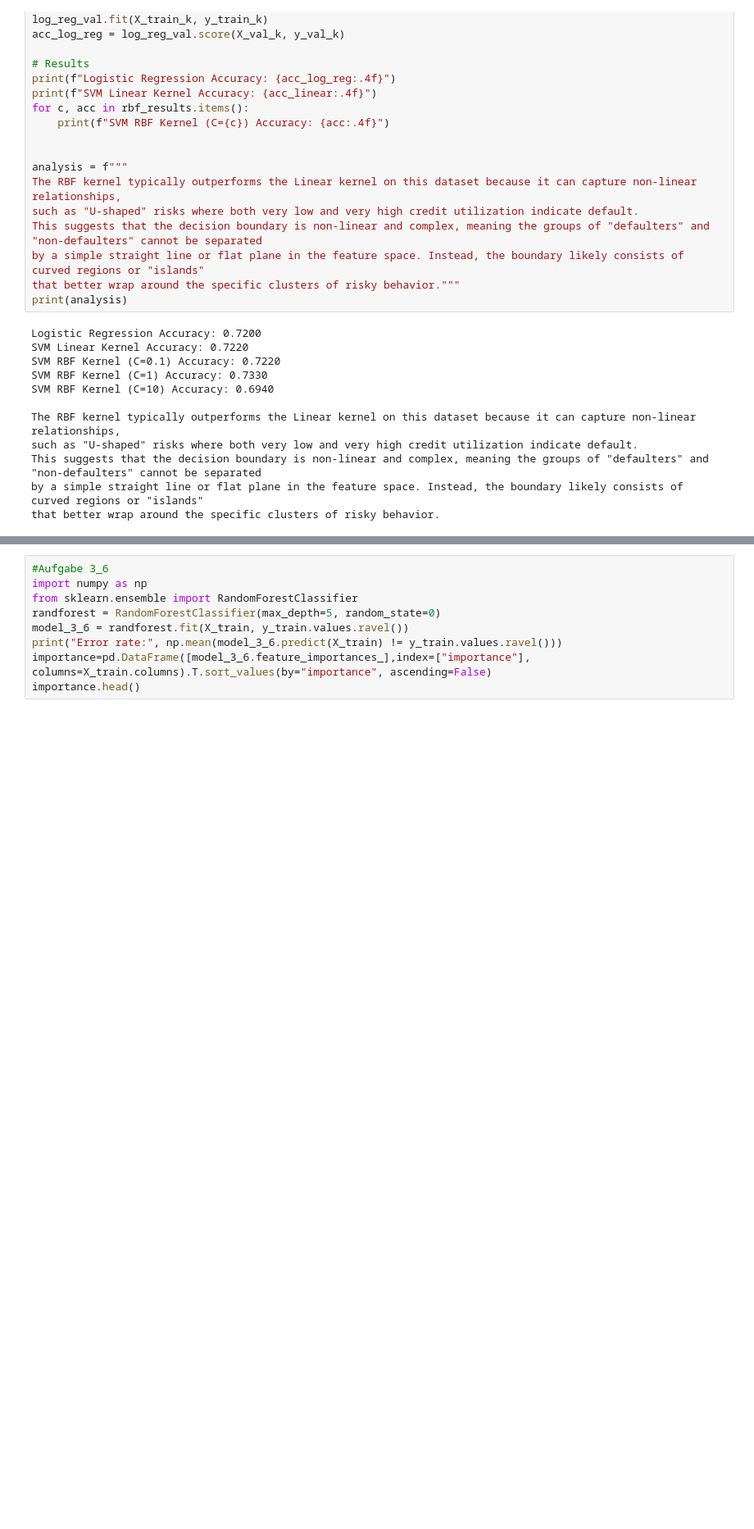
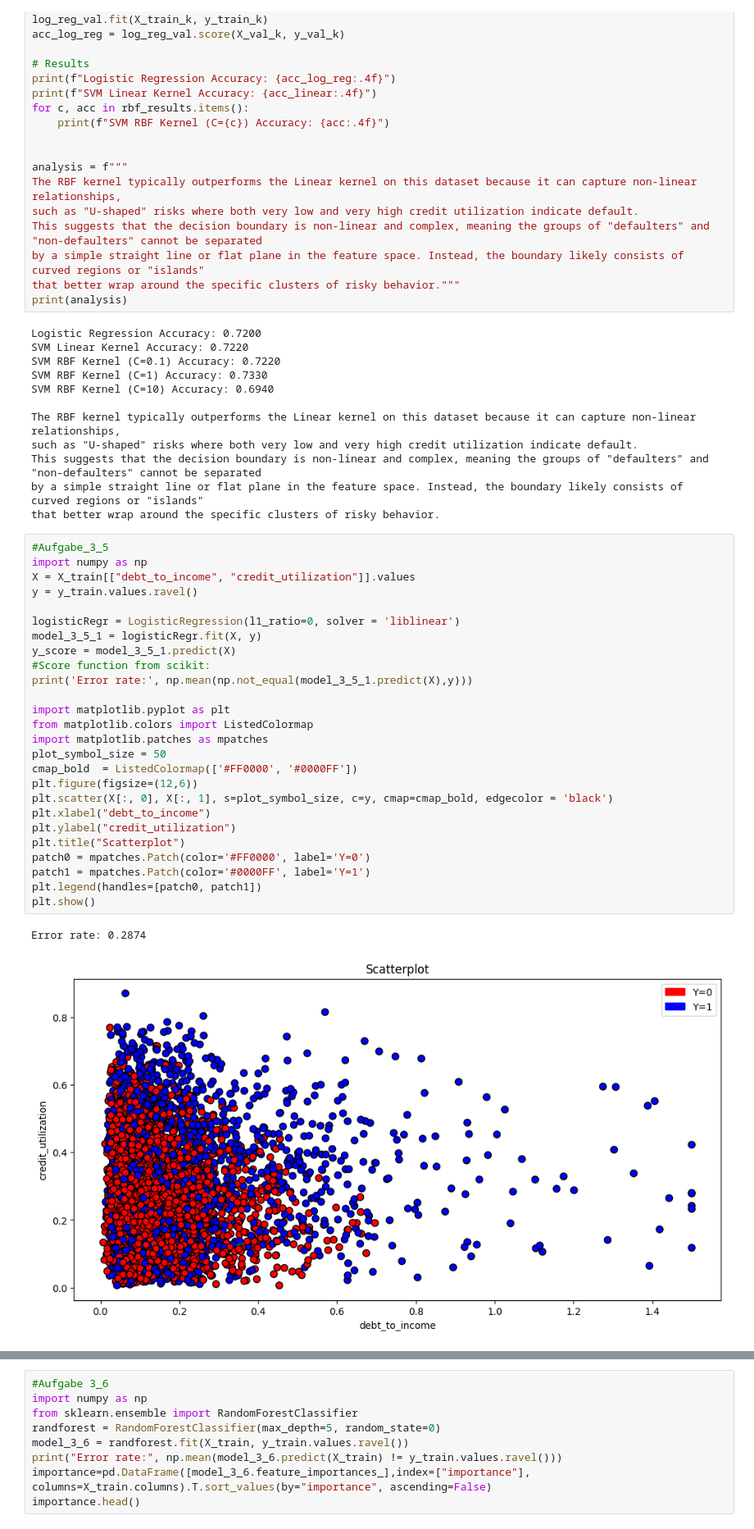
Before and after one commit to Niclas5/Examination-WS25-26, a Jupyter notebook: Aufgabe 3/Aufgabe3.ipynb, the cells around one changed output, grey strips where cells are left out. Shown at 82% size. Saved outputs shown, nothing was run; the diff lists cells and outputs as text; blank space fills up the shorter version.

Commit message:
Aufgabe 3_5

```diff
--- a/Aufgabe 3/Aufgabe3.ipynb
+++ b/Aufgabe 3/Aufgabe3.ipynb
@@ -212,3 +212,32 @@ such as "U-shaped" risks where both very low and very high credit utilization in
 This suggests that the decision boundary is non-linear and complex, meaning the groups of "defaulters" and "non-defaulters" cannot be separated
 by a simple straight line or flat plane in the feature space. Instead, the boundary likely consists of curved regions or "islands"
 that better wrap around the specific clusters of risky behavior.
+# %%
+#Aufgabe_3_5
+import numpy as np
+X = X_train[["debt_to_income", "credit_utilization"]].values
+y = y_train.values.ravel()
+
+logisticRegr = LogisticRegression(l1_ratio=0, solver = 'liblinear')
+model_3_5_1 = logisticRegr.fit(X, y)
+y_score = model_3_5_1.predict(X)
+#Score function from scikit:
+print('Error rate:', np.mean(np.not_equal(model_3_5_1.predict(X),y)))
+
+import matplotlib.pyplot as plt
+from matplotlib.colors import ListedColormap
+import matplotlib.patches as mpatches
+plot_symbol_size = 50
+cmap_bold  = ListedColormap(['#FF0000', '#0000FF'])
+plt.figure(figsize=(12,6))
+plt.scatter(X[:, 0], X[:, 1], s=plot_symbol_size, c=y, cmap=cmap_bold, edgecolor = 'black')
+plt.xlabel("debt_to_income")
+plt.ylabel("credit_utilization")
+plt.title("Scatterplot")
+patch0 = mpatches.Patch(color='#FF0000', label='Y=0')
+patch1 = mpatches.Patch(color='#0000FF', label='Y=1')
+plt.legend(handles=[patch0, patch1])
+plt.show()
+# %% [output]
+Error rate: 0.2874
+[figure, added]
```
Also changed, not shown: parts of 2 cells of this notebook.
